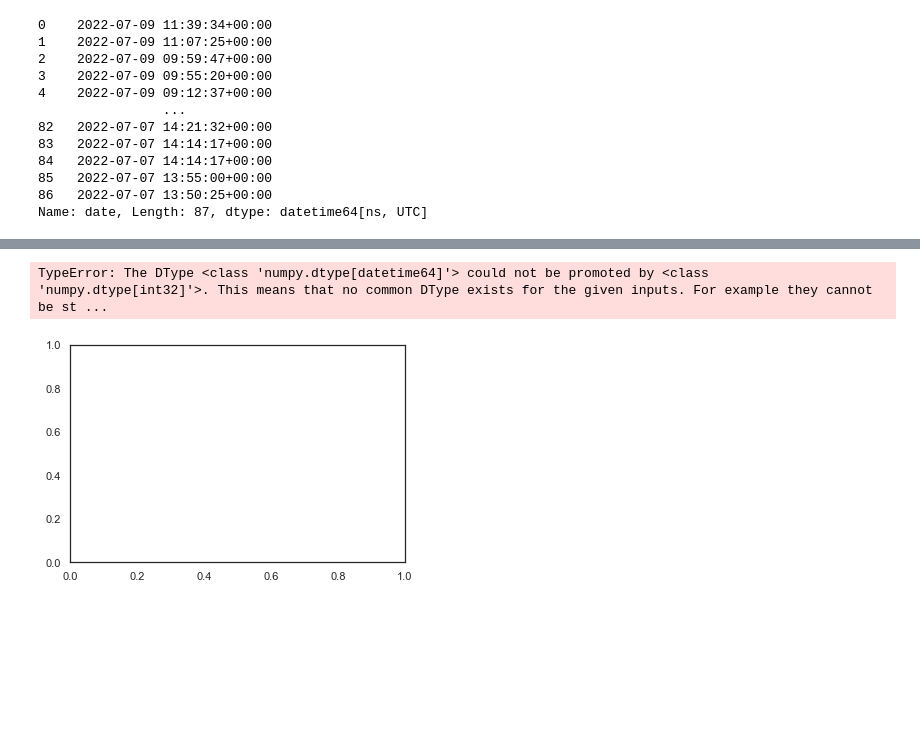
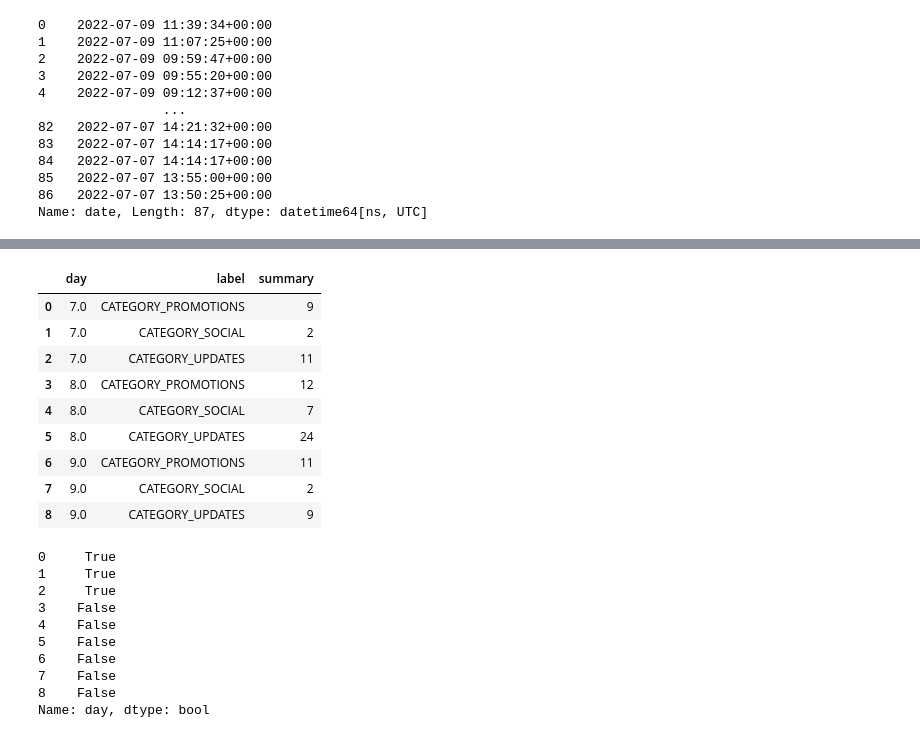
Before and after one commit to Lukas-Forst/100-Days-of-Code, a Jupyter notebook: Day60/Untitled.ipynb, the cells around one changed output, grey strips where cells are left out. Drawn from its saved outputs; the diff is of its cells as text; code cells hidden in the pictures; blank space fills up the shorter version.

```diff
--- a/Day60/Untitled.ipynb
+++ b/Day60/Untitled.ipynb
@@ -110,8 +102,26 @@ sns.barplot(data=df_new_d, x="day",y="sender", hue="label")
-# %%
-sns.set(style='white')
-
-#create stacked bar chart
-df_new.set_index('day').plot(kind='bar', stacked=True, color=['steelblue', 'red'])
-# %% [output]
-TypeError: The DType <class 'numpy.dtype[datetime64]'> could not be promoted by <class 'numpy.dtype[int32]'>. This means that no common DType exists for the given inputs. For example they cannot be st ...
-[figure, removed]
+# %%
+df_new_d
+# %% [output]
+|  | day | label | summary |
+| 0 | 7.0 | CATEGORY_PROMOTIONS | 9 |
+| 1 | 7.0 | CATEGORY_SOCIAL | 2 |
+| 2 | 7.0 | CATEGORY_UPDATES | 11 |
+| 3 | 8.0 | CATEGORY_PROMOTIONS | 12 |
+| 4 | 8.0 | CATEGORY_SOCIAL | 7 |
+| 5 | 8.0 | CATEGORY_UPDATES | 24 |
+| 6 | 9.0 | CATEGORY_PROMOTIONS | 11 |
+| 7 | 9.0 | CATEGORY_SOCIAL | 2 |
+| 8 | 9.0 | CATEGORY_UPDATES | 9 |
+# %%
+df_new_d.day == 7.0
+# %% [output]
+0     True
+1     True
+2     True
+3    False
+4    False
+5    False
+6    False
+7    False
+8    False
+Name: day, dtype: bool
```
Also changed, not shown: parts of 14 cells of this notebook.
